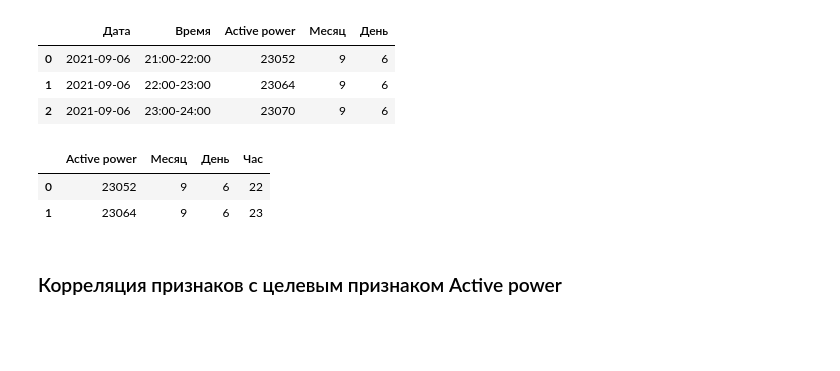
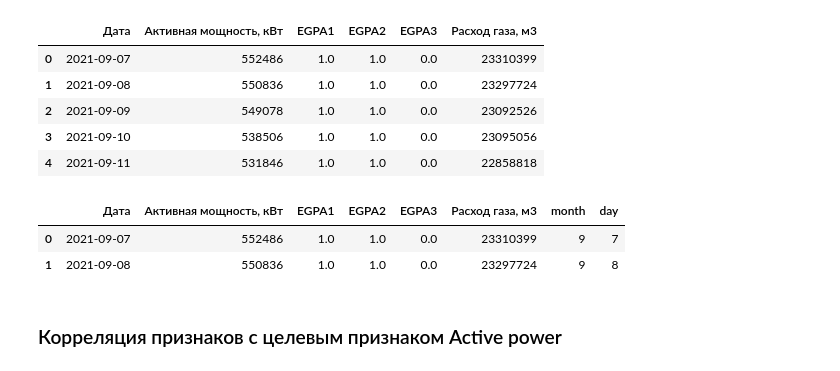
Before and after one commit to KostinAI/sf_data_science_kostin, a Jupyter notebook: 2.GDN/Prognoz.ipynb, the cells around one changed output. Saved outputs shown, nothing was run; the diff lists cells and outputs as text; code cells hidden in the pictures; blank space fills up the shorter version.

```diff
--- a/2.GDN/Prognoz.ipynb
+++ b/2.GDN/Prognoz.ipynb
@@ -21,7 +26,7 @@ vvod_1.drop(vvod_1.columns[[0,1]], axis=1, inplace=True)
 df = pd.concat([vvod_1, vvod_2], axis = 1)
 # %%
 # Сложение мощностей по обоим вводам и удаление избыточных столбцов
-df['Active power'] = df ['P, кВт'] + df['A+, кВт']
+df['Активная мощность, кВт'] = df ['P, кВт'] + df['A+, кВт']
 df['Reactive power'] = df ['R, квар'] + df['R+, квар']
 drop_colums = ['P, кВт', 'R, квар', 'A+, кВт', 'R+, квар', 'Reactive power']
 df.drop(drop_colums, axis=1, inplace=True)
@@ -51,0 +41,3 @@ df
+# %%
+df['Дата'] = pd.to_datetime(df['Дата'], format="%d.%m.%Y")
+df.drop(['Время'], axis=1, inplace=True)
@@ -51,0 +111,6 @@ df
+# %%
+# Преобразовываем формата строка в формат числа с плавающей точкой признаков ЭГПА
+
+df_1['EGPA1'] = df_1['EGPA1'].apply(lambda x: float(x.replace(',', '.')))
+df_1['EGPA2'] = df_1['EGPA2'].apply(lambda x: float(x.replace(',', '.')))
+df_1['EGPA3'] = df_1['EGPA3'].apply(lambda x: float(x.replace(',', '.')))
@@ -52,10 +135,21 @@ df
+# %%
+# Группировка данных по дате
+df_grouped = energy_gas.groupby(['Дата'], as_index=False, sort=False).agg({'Активная мощность, кВт': 'sum', 'EGPA1': 'mean', 'EGPA2': 'mean', 'EGPA3': 'mean',
+                                                                     'Расход газа, м3': 'sum'})
+df_grouped.head()
+# %% [output]
+|  | Дата | Активная мощность, кВт | EGPA1 | EGPA2 | EGPA3 | Расход газа, м3 |
+| 0 | 2021-09-07 | 552486 | 1.0 | 1.0 | 0.0 | 23310399 |
+| 1 | 2021-09-08 | 550836 | 1.0 | 1.0 | 0.0 | 23297724 |
+| 2 | 2021-09-09 | 549078 | 1.0 | 1.0 | 0.0 | 23092526 |
+| 3 | 2021-09-10 | 538506 | 1.0 | 1.0 | 0.0 | 23095056 |
+| 4 | 2021-09-11 | 531846 | 1.0 | 1.0 | 0.0 | 22858818 |
 # %%
 # Выделение из даты: месяца, дня.
-df['Месяц'] = df['Дата'].dt.month
-df['День'] = df['Дата'].dt.day
-df.head(3)
+df_grouped['month'] = df_grouped['Дата'].dt.month
+df_grouped['day'] = df_grouped['Дата'].dt.day
+df_grouped.head(2)
 # %% [output]
-|  | Дата | Время | Active power | Месяц | День |
-| 0 | 2021-09-06 | 21:00-22:00 | 23052 | 9 | 6 |
-| 1 | 2021-09-06 | 22:00-23:00 | 23064 | 9 | 6 |
-| 2 | 2021-09-06 | 23:00-24:00 | 23070 | 9 | 6 |
+|  | Дата | Активная мощность, кВт | EGPA1 | EGPA2 | EGPA3 | Расход газа, м3 | month | day |
+| 0 | 2021-09-07 | 552486 | 1.0 | 1.0 | 0.0 | 23310399 | 9 | 7 |
+| 1 | 2021-09-08 | 550836 | 1.0 | 1.0 | 0.0 | 23297724 | 9 | 8 |
@@ -119,6 +155,0 @@ df.drop(['Дата', 'Время'], axis=1, inplace=True)
-# %%
-df.head(2)
-# %% [output]
-|  | Active power | Месяц | День | Час |
-| 0 | 23052 | 9 | 6 | 22 |
-| 1 | 23064 | 9 | 6 | 23 |
```
Also changed, not shown: parts of 60 cells of this notebook, 13 other files.
